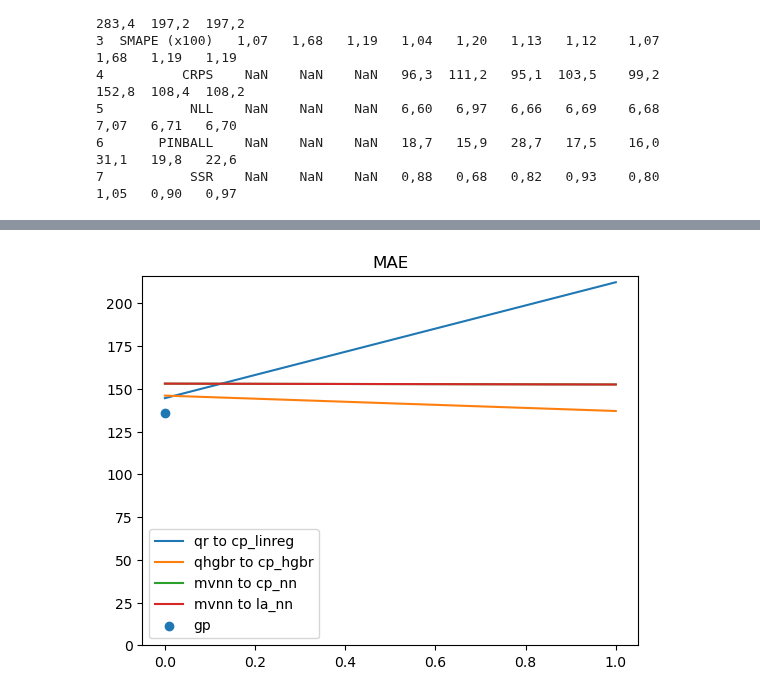
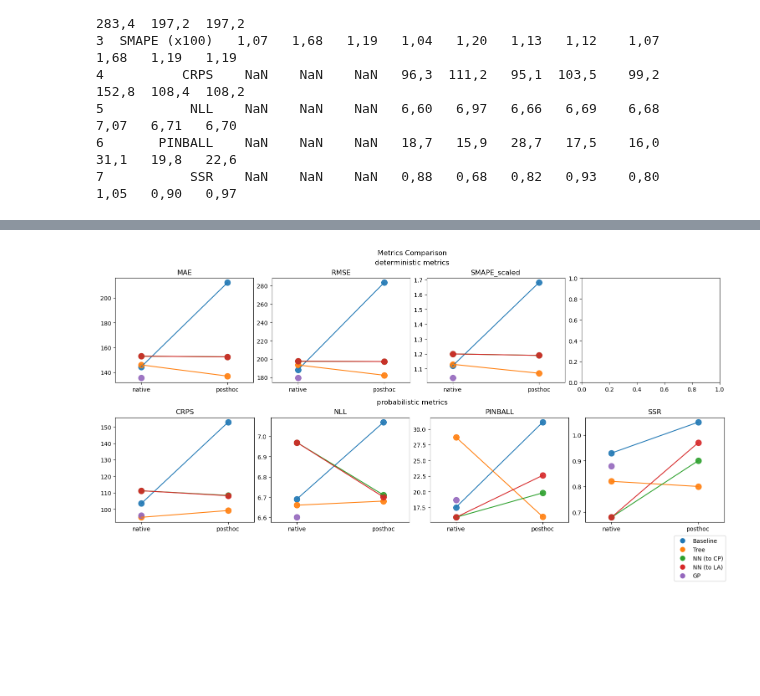
Before and after one commit to MischaDy/electricity-uq, a Jupyter notebook: test_make_plots.ipynb, the cells around one changed output, grey strips where cells are left out. Drawn from its saved outputs; the diff is of its cells as text; code cells hidden in the pictures; blank space fills up the shorter version.

Commit message:
finish line plot for now

```diff
--- a/test_make_plots.ipynb
+++ b/test_make_plots.ipynb
@@ -65,47 +65,66 @@ df2
 | SSR | NaN | NaN | NaN | 0.88 | 0.68 | 0.82 | 0.93 | 0.80 | 1.05 | 0.90 | 0.97 |
 # %%
 import matplotlib.pyplot as plt
+from matplotlib.lines import Line2D
+
+import numpy as np
+
+
+# METRICS = df2.index
+SCATTER_SIZE = 10 **2
+METRICS_DICT = {
+    'deterministic': ['MAE', 'RMSE', 'SMAPE_scaled'],
+    'probabilistic': ['CRPS', 'NLL', 'PINBALL', 'SSR'],
+}
+TYPE_TO_METHOD_PAIRS = {
+    'Baseline': ['qr', 'cp_linreg'],
+    'Tree': ['qhgbr', 'cp_hgbr'],
+    'NN (to CP)': ['mvnn', 'cp_nn'],
+    'NN (to LA)': ['mvnn', 'la_nn'],
+    'GP': ['gp', None],
+}
+COLORS = plt.rcParams['axes.prop_cycle'].by_key()['color']
+
+
+def plot_metrics_pairs(df, metric, type_to_method_pairs, ax=None, scatter_alpha=0.9, scatter_size=10**2, x_shift=0.3):  #, show=True):
+    x_plot = [0, 1]
+    if ax is None:
+        fig, ax = plt.subplots()
+    for (method_type, pair), color in zip(type_to_method_pairs.items(), COLORS):
+        method1, method2 = pair
+        if method2 is None:
+            metric_value1 = get_metric_value(df, metric, method1)
+            ax.scatter(x_plot[:1], metric_value1, label=method_type, color=color, s=scatter_size, alpha=scatter_alpha)
+            continue
+        metrics_values = [get_metric_value(df, metric, method) for method in pair]
+        ax.plot(x_plot, metrics_values, color=color)
+        ax.scatter(x_plot, metrics_values, label=method_type, color=color, s=scatter_size, alpha=scatter_alpha)
+
+    ax.set_xticks(x_plot, ['native', 'posthoc'])
+    ax.set_xlim(x_plot[0] - x_shift, x_plot[1] + x_shift)
+    # ax.set_ylim(bottom=0)  # todo: use broken axis?
+    ax.set_title(metric)
+    # ax.legend()
+    # if show:
+    #     plt.show()
 
 def get_metric_value(df, metric, method):
     return df.loc[metric][method]
 
-metrics = df2.index
-pairs = [
-    ['qr', 'cp_linreg'],
-    ['qhgbr', 'cp_hgbr'],
-    ['mvnn', 'cp_nn'],
-    ['mvnn', 'la_nn'],
-    ['gp', None],
-]
-metric = metrics[0]
 
-fig, ax = plt.subplots()
-x_plot = [0, 1]
-methods, points = [], []
-for pair in pairs:
-    method1, method2 = pair
-    if method2 is None:
-        metric_value1 = get_metric_value(df2, metric, method1)
-        ax.scatter(x_plot[:1], metric_value1, label=method1)
-        points.append((x_plot[0], metric_value1))
-        methods.append(method1)
-        continue
-    metrics_values = [get_metric_value(df2, metric, method) for method in pair]
-    ax.plot(x_plot, metrics_values, label=f'{method1} to {method2}')
-    points.extend(list(zip(x_plot, metrics_values)))
-    methods.extend(pair)
+fig = plt.figure(figsize=(15, 8), constrained_layout=True)
+fig.suptitle('Metrics Comparison')
+subfigs = fig.subfigures(nrows=2, ncols=1)
+for (metrics_type, metrics), subfig in zip(METRICS_DICT.items(), subfigs):
+    subfig.suptitle(f'{metrics_type} metrics')
+    axs = subfig.subplots(nrows=1, ncols=4)
+    for metric, ax in zip(metrics, axs):
+        plot_metrics_pairs(df2, metric, TYPE_TO_METHOD_PAIRS, ax=ax, scatter_size=SCATTER_SIZE)
 
-x_shift = 0.1
-x_lim_bot = x_plot[0] - 2*x_shift
-x_lim_top = x_plot[1] + 2*x_shift
-# ax.set_xlim(x_lim_bot, x_lim_top)
-ax.set_ylim(bottom=0)
-# x_pos1 = x_plot[0] - x_shift
-# x_pos2 = x_plot[1] + x_shift
-# for point, method in zip(points, methods):
-#     point_x, point_y = point
-#     xytext = (x_pos1, point_y) if point_x == x_plot[0] else (x_pos2, point_y)
-#     ax.annotate(method, xy=point, xytext=xytext)
-ax.set_title(metric)
-ax.legend()
+legend_elements = [Line2D([0], [0], marker='o', markerfacecolor=color, color='w', label=method_type, markersize=np.sqrt(SCATTER_SIZE))
+                   for method_type, color in zip(TYPE_TO_METHOD_PAIRS.keys(), COLORS)]
+
+# Create the figure
+fig.legend(handles=legend_elements, loc='outside lower right')
+plt.show()
 # %% [output]
@@ -113 +131 @@ ax.legend()
-[figure, old version]
+[figure, new version]
```
Also changed, not shown: parts of 1 cell of this notebook.
